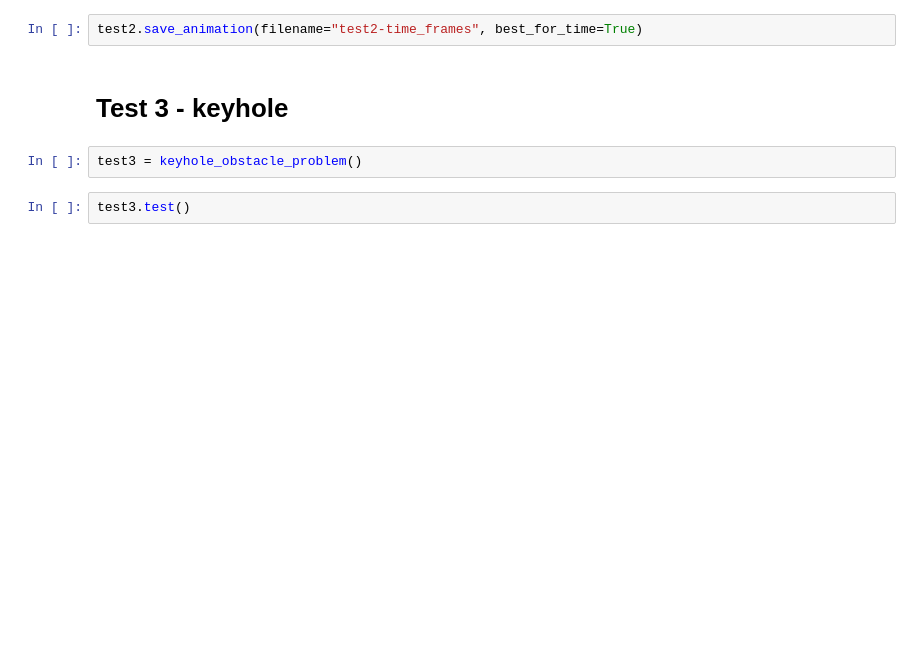
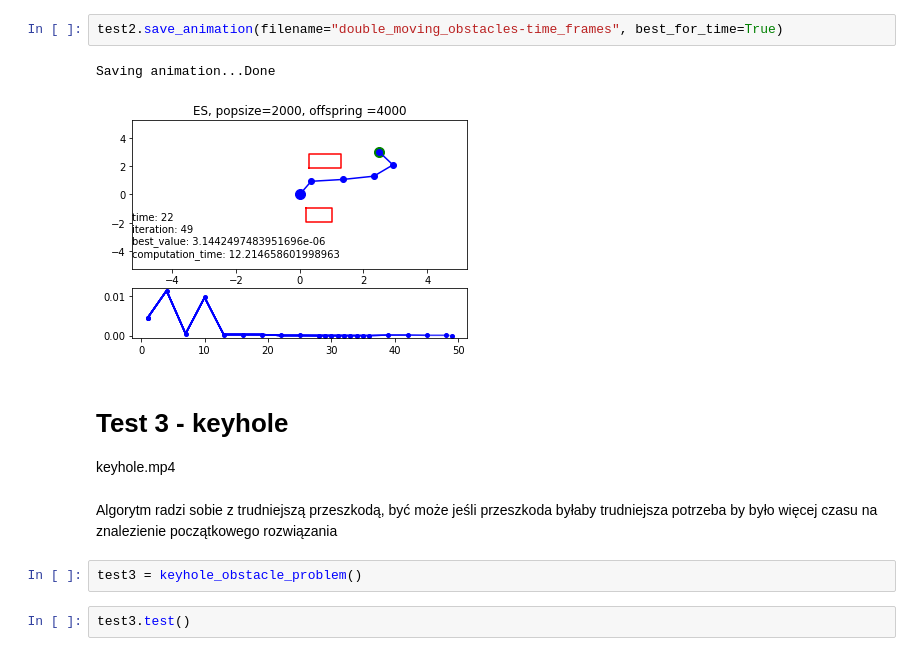
Before and after one commit to mfirgo/EAproject-reverse_kinematics, a Jupyter notebook: test_cases.ipynb, the cells around one changed output. Drawn from its saved outputs; the diff is of its cells as text; blank space fills up the shorter version.

```diff
--- a/test_cases.ipynb
+++ b/test_cases.ipynb
@@ -21,7 +104,13 @@ test2.save_animation(filename="test2")
 # %%
-test2.save_animation(filename="test2-time_frames", best_for_time=True)
+test2.save_animation(filename="double_moving_obstacles-time_frames", best_for_time=True)
+# %% [output]
+Saving animation...Done
+[figure, added]
 # %% [markdown]
 # Test 3 - keyhole
+keyhole.mp4
+# %% [markdown]
+Algorytm radzi sobie z trudniejszą przeszkodą, być może jeśli przeszkoda byłaby trudniejsza potrzeba by było więcej czasu na znalezienie początkowego rozwiązania
 # %%
 test3 = keyhole_obstacle_problem()
 # %%
```
Also changed, not shown: parts of 55 cells of this notebook, 7 other files.
